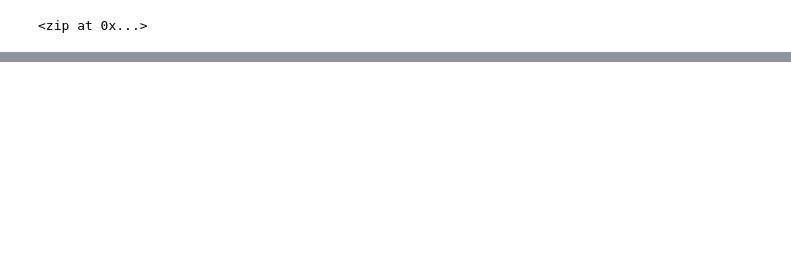
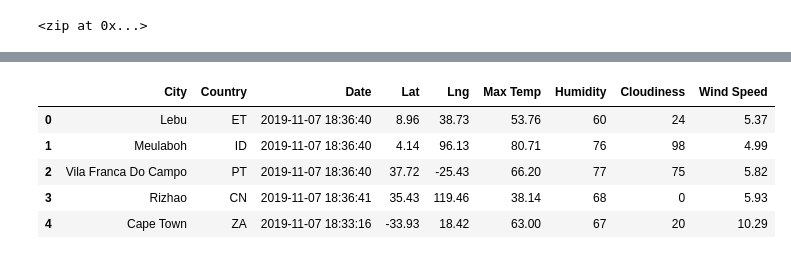
Before and after one commit to peterg7/World_Weather_Analysis_GISH, a Jupyter notebook: WeatherPy.ipynb, the cells around one changed output, grey strips where cells are left out. Cells and saved outputs as stored; diff of their text form; code cells hidden in the pictures; blank space fills up the shorter version.

```diff
--- a/WeatherPy.ipynb
+++ b/WeatherPy.ipynb
@@ -28,0 +138,12 @@ len(cities)
+# %%
+new_column_order = ['City', 'Country', 'Date', 'Lat', 'Lng',
+                    'Max Temp', 'Humidity', 'Cloudiness', 'Wind Speed']
+city_data_df = city_data_df[new_column_order]
+city_data_df.head()
+# %% [output]
+|  | City | Country | Date | Lat | Lng | Max Temp | Humidity | Cloudiness | Wind Speed |
+| 0 | Lebu | ET | 2019-11-07 18:36:40 | 8.96 | 38.73 | 53.76 | 60 | 24 | 5.37 |
+| 1 | Meulaboh | ID | 2019-11-07 18:36:40 | 4.14 | 96.13 | 80.71 | 76 | 98 | 4.99 |
+| 2 | Vila Franca Do Campo | PT | 2019-11-07 18:36:40 | 37.72 | -25.43 | 66.20 | 77 | 75 | 5.82 |
+| 3 | Rizhao | CN | 2019-11-07 18:36:41 | 35.43 | 119.46 | 38.14 | 68 | 0 | 5.93 |
+| 4 | Cape Town | ZA | 2019-11-07 18:33:16 | -33.93 | 18.42 | 63.00 | 67 | 20 | 10.29 |
```
Also changed, not shown: parts of 5 cells of this notebook, 3 other files.
